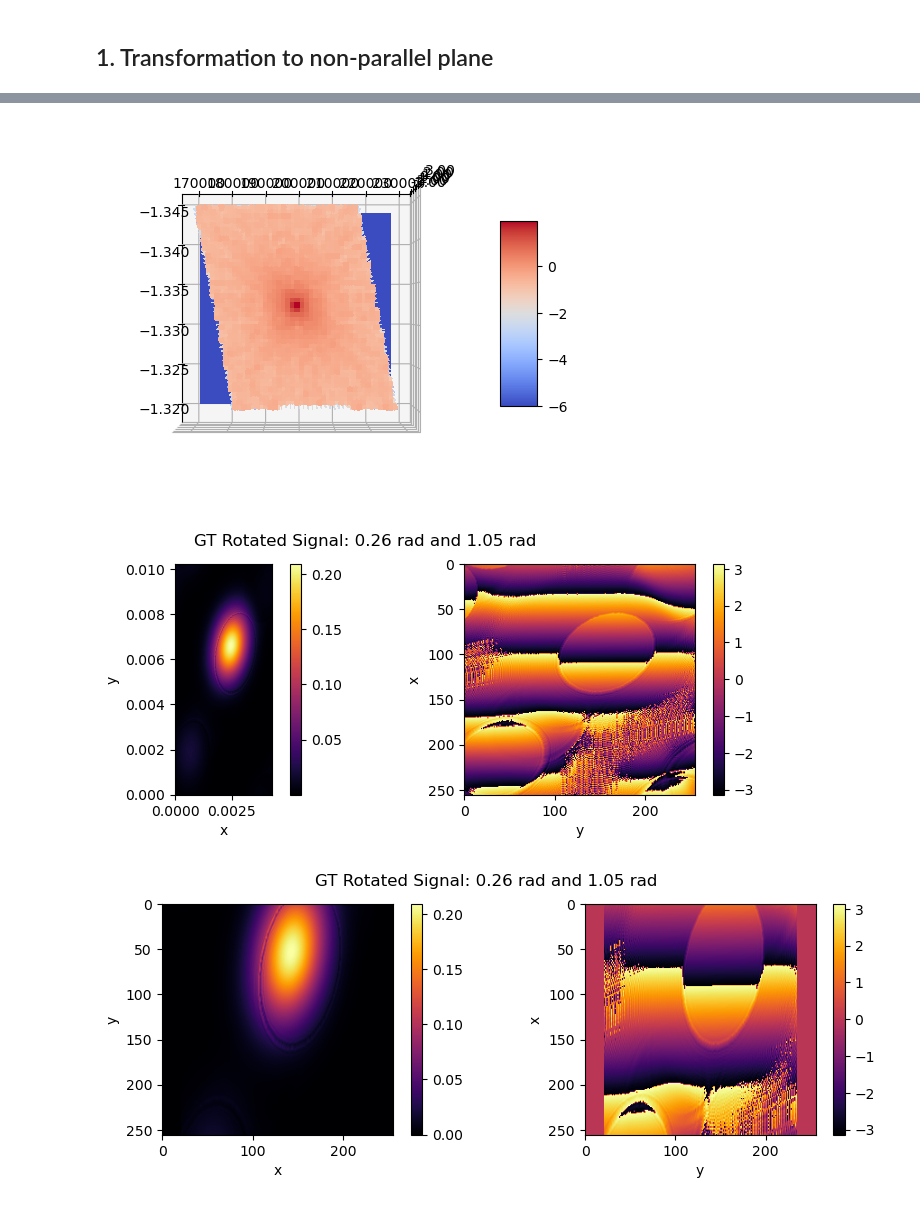
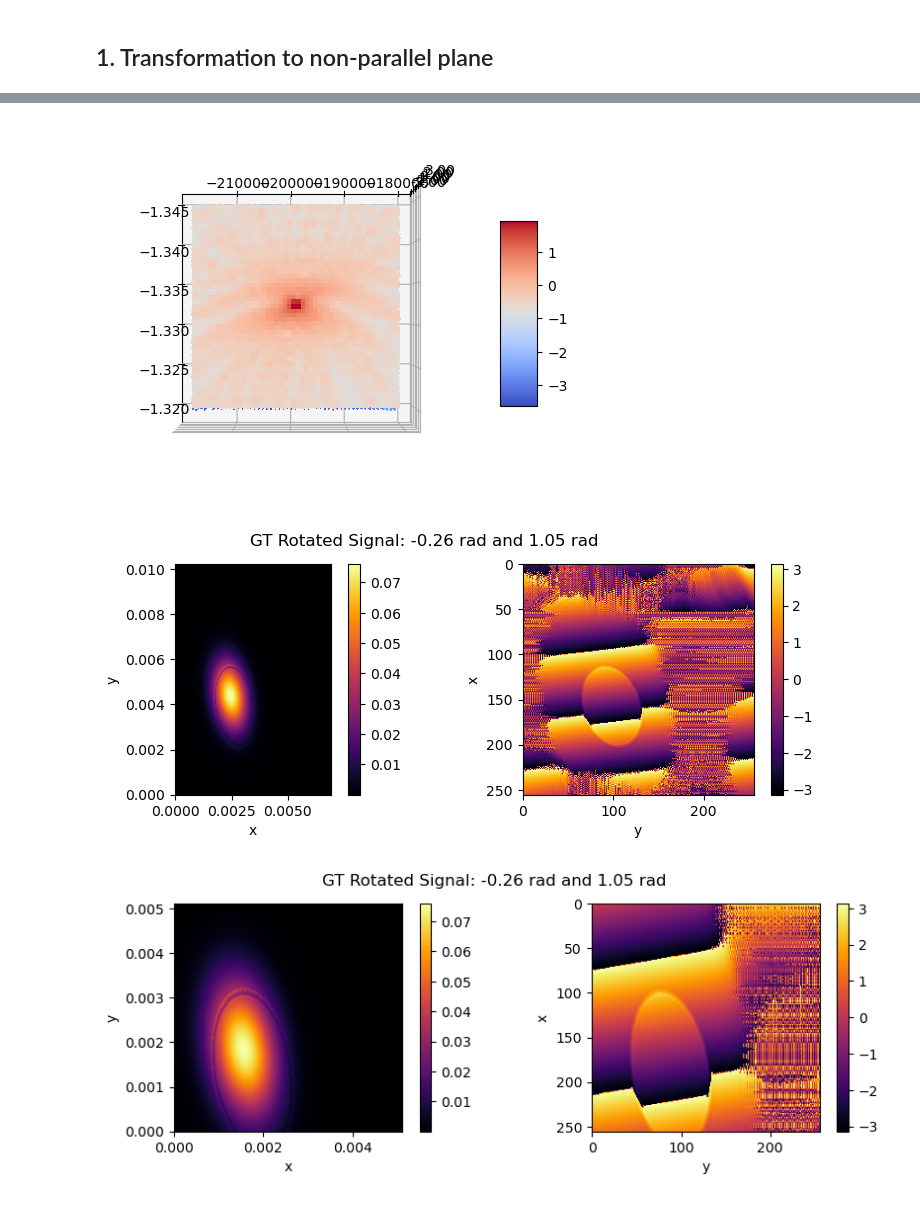
Before and after one commit to Muhammad-Kazim/wave_prop_package, a Jupyter notebook: examples/v2_propagation_angled_plane.ipynb, the cells around one changed output, grey strips where cells are left out. Cells and saved outputs as stored; diff of their text form; code cells hidden in the pictures.

```diff
--- a/examples/v2_propagation_angled_plane.ipynb
+++ b/examples/v2_propagation_angled_plane.ipynb
@@ -253,6 +242,6 @@ int(512*(256*20e-6)/len_x), int(512*(256*20e-6)/len_y), 256*20e-6
 # %%
 wl = 650*1e-9
-rot_x = 15*np.pi/180 # degrees
+rot_x = -15*np.pi/180 # degrees
 rot_y = 60*np.pi/180 # degrees
 
 u_hat = v_hat = np.fft.fftshift(np.fft.fftfreq(256, 0.02e-3))
@@ -274,56 +263,25 @@ T_inv = np.matmul(T_inv_y, T_inv_x)
 
 u_max = v_max = 1/(2*20e-6)
 w_max = np.sqrt(1/(wl**2) - u_max**2 - v_max**2)
+
 UVW_max = np.matmul(np.matmul(T_inv_x.transpose(), T_inv_y.transpose()), np.array([u_max, v_max, w_max]).reshape(3, 1))
 UVW_min = np.matmul(np.matmul(T_inv_x.transpose(), T_inv_y.transpose()), np.array([-1*u_max, -1*v_max, w_max]).reshape(3, 1))
 UVW_shift = -1*np.matmul(np.matmul(T_inv_x.transpose(), T_inv_y.transpose()), np.array([0, 0, 1/wl]).reshape(3, 1))
-# print(u_max, v_max, w_max)
-print(*UVW_max)
-print(*UVW_min)
-print(np.abs(UVW_max[0]+UVW_shift[0]), np.abs(UVW_min[0]+UVW_shift[0]), UVW_shift[0])
-print(np.abs(UVW_max[1]+UVW_shift[1]), np.abs(UVW_min[1]+UVW_shift[1]), UVW_shift[1])
-# *np.cos(rot_y)
 
-# u_hat = np.fft.fftshift(np.fft.fftfreq(int(1024), 0.005e-3))
-# v_hat = np.fft.fftshift(np.fft.fftfreq(int(1024), 0.005e-3))
+u_hat = np.linspace(UVW_min[0] - 0e3, UVW_max[0] + 0e3, 2048)
+v_hat = np.linspace(UVW_min[1] - 0e3, UVW_max[1] + 0e3, 2048)
 
-# u_hat = np.linspace(UVW_min[0], UVW_max[0], int((UVW_max[0] - UVW_min[0])/195.3125))
-# v_hat = np.linspace(UVW_min[1], UVW_max[1], int((UVW_max[1] - UVW_min[1])/195.3125))
-
-# x_field_len = 256*20e-6
-# y_field_len = 256*20e-6
-
-# f_samp_x = np.max(np.abs([UVW_max[0], UVW_min[0]]))
-# f_samp_y = np.max(np.abs([UVW_max[1], UVW_min[1]]))
-
-u_hat = np.linspace(UVW_min[0] - 0e3, UVW_max[0] + 0e3, 512)
-v_hat = np.linspace(UVW_min[1] - 0e3, UVW_max[1] + 0e3, 512)
-
-len_x = np.abs(1/(u_hat[0] - u_hat[1]))
-len_y = np.abs(1/(v_hat[0] - v_hat[1]))
-
-# u_hat = np.fft.fftshift(np.fft.fftfreq(1024*2, 1/(2.5*f_samp)))
-# v_hat = np.fft.fftshift(np.fft.fftfreq(1024*2, 1/(2.5*f_samp)))
-
-# int(256*(UVW_max[0]-UVW_min[0])/(2*u_max))
 U_hat, V_hat = np.meshgrid(u_hat, v_hat, indexing='ij')
 W_hat = np.sqrt(1/((wl)**2) - U_hat**2 - V_hat**2)
 
-# UVW_shift = np.matmul(np.matmul(T_inv_x, T_inv_y), np.array([0, 0, 1/wl]).reshape(3, 1))
 UVW = np.matmul(T_inv, np.stack([U_hat, V_hat, W_hat], axis=0).reshape(3, -1)).reshape(3, *U_hat.shape)
 U, V, W = UVW
 
-J = np.abs(T_inv[0, 0] - U_hat/W_hat*T_inv[0, 2])
+J = np.abs((T_inv[0, 1]*T_inv[1, 2] - T_inv[0, 2]*T_inv[2, 1])*U_hat/W_hat + (T_inv[0, 2]*T_inv[1, 0] - T_inv[0, 0]*T_inv[1, 2])*V_hat/W_hat + T_inv[0, 0]*T_inv[1, 1] - T_inv[0, 1]*T_inv[1, 0])
 
 wave_z_freq_interp_fft = interp((U, V))
-# wave_z_freq_interp_fft = np.roll(interp((U, V)), shift=([773, 0]), axis=([0,1]))
 print(wave_z_freq_interp_fft.shape)
 
-# print(UVW_shift[0], UVW_shift[1])
-# print(np.abs(UVW_max[0]-UVW_shift[0]), np.abs(UVW_min[0]-UVW_shift[0]))
-# print(np.abs(UVW_max[1]-UVW_shift[1]), np.abs(UVW_min[1]-UVW_shift[1]))
-
-# (256 - int(256*np.cos(rot_x)/2))
 fig, ax = plt.subplots(subplot_kw={"projection": "3d"})
 
 surf = ax.plot_surface(U_hat, V_hat, np.clip(np.log10(np.abs(wave_z_freq_interp_fft)), -6, 4), cmap=cm.coolwarm,
@@ -339,15 +297,7 @@ fig.colorbar(surf, shrink=0.5, aspect=5)
 ax.view_init(elev=90, azim=0, roll=0)
 plt.show()
 
-
-
 wave_z_freq_interp = np.fft.ifft2(np.fft.ifftshift(wave_z_freq_interp_fft*J))[:256, :256]
-# cx = 256/(UVW_max[0] - UVW_min[0])[0]
-# cy = 256/(UVW_max[1] - UVW_min[1])[0]
-# x = np.linspace(0, cx, 256)
-# y = np.linspace(0, cy, 256)
-# X, Y = np.meshgrid(x, y, indexing='ij')
-# wave_z_freq_interp = wave_z_freq_interp*np.exp(1j*2*np.pi*(UVW_shift[0]*X + UVW_shift[1]*Y))
 
 padx = int((256 - 256*np.cos(rot_y))/2)
 pady = int((256 - 256*np.cos(rot_x))/2)
@@ -356,7 +306,6 @@ wave_z_freq_interp = np.pad(wave_z_freq_interp, 0)
 fig, axs = plt.subplots(1, 2, figsize=(10, 3))
 cb = axs[0].imshow((np.abs(wave_z_freq_interp)),
                 #    vmax=0.75, vmin=0,
-               #  extent=(0, 256/(UVW_max[1] - UVW_min[1] + 10e3)[0], 0, 256/(UVW_max[0] - UVW_min[0] + 10e3)[0]),
                 extent=(0, 256/(UVW_max[1] - UVW_min[1] + 0e3)[0], 0, 256/(UVW_max[0] - UVW_min[0] + 0e3)[0]),
            cmap='inferno')
 fig.colorbar(cb, ax=axs[0])
@@ -374,21 +323,6 @@ plt.suptitle(f'GT Rotated Signal: {rot_x:.2f} rad and {rot_y:.2f} rad')
 
 plt.show()
 
-# fig, axs = plt.subplots(1, 2, figsize=(10, 3))
-# cb = axs[0].imshow((np.abs(np.fft.fftshift(np.fft.fft2(wave_z_freq_interp)))),
-#            cmap='inferno', origin='lower')
-# fig.colorbar(cb, ax=axs[0])
-# axs[0].set_xlabel('fx')
-# axs[0].set_ylabel('fy')
-
-# cb = axs[1].imshow(np.angle(np.fft.fftshift(np.fft.fft2(wave_z_freq_interp))),
-#            cmap='inferno', origin='lower')
-# fig.colorbar(cb, ax=axs[1])
-# axs[1].set_xlabel('fx')
-# axs[1].set_ylabel('fy')
-
-# plt.show()
-
 cx = 256/(UVW_max[0] - UVW_min[0])[0]
 cy = 256/(UVW_max[1] - UVW_min[1])[0]
 x = np.linspace(0, cx, 256)
@@ -396,20 +330,16 @@ y = np.linspace(0, cy, 256)
 
 interp = RegularGridInterpolator((x, y), wave_z_freq_interp, method='linear', bounds_error=False, fill_value=0.)
 
-# x = np.linspace(0, 256*20e-6, 256)
-# y = np.linspace(0, 256*20e-6, 256)
-
 x = np.linspace(cx/2 - 128*20e-6, cx/2 + 128*20e-6, 256)
 y = np.linspace(cy/2 - 128*20e-6, cy/2 + 128*20e-6, 256)
 X, Y = np.meshgrid(x, y, indexing='ij')
 
 wave_z_interp_2 = interp((X, Y))
+# *np.exp(1j*2*np.pi*(UVW_shift[0]*X + UVW_shift[1]*Y))
 
 fig, axs = plt.subplots(1, 2, figsize=(10, 3))
 cb = axs[0].imshow((np.abs(wave_z_interp_2)),
-                #    vmax=0.75, vmin=0,
-               #  extent=(0, 256/(UVW_max[1] - UVW_min[1] + 10e3)[0], 0, 256/(UVW_max[0] - UVW_min[0] + 10e3)[0]),
-               #  extent=(0, 256/(UVW_max[1] - UVW_min[1] + 0e3)[0], 0, 256/(UVW_max[0] - UVW_min[0] + 0e3)[0]),
+                extent=(0, 256*20e-6, 0, 256*20e-6),
            cmap='inferno')
 fig.colorbar(cb, ax=axs[0])
 axs[0].set_xlabel('x')
@@ -434,3 +360,3 @@ plt.show()
-[figure, old version]
+[figure, new version]
-[figure, old version]
+[figure, new version]
-[figure, old version]
+[figure, new version]
```
Also changed, not shown: parts of 10 cells of this notebook, 1 other file.
